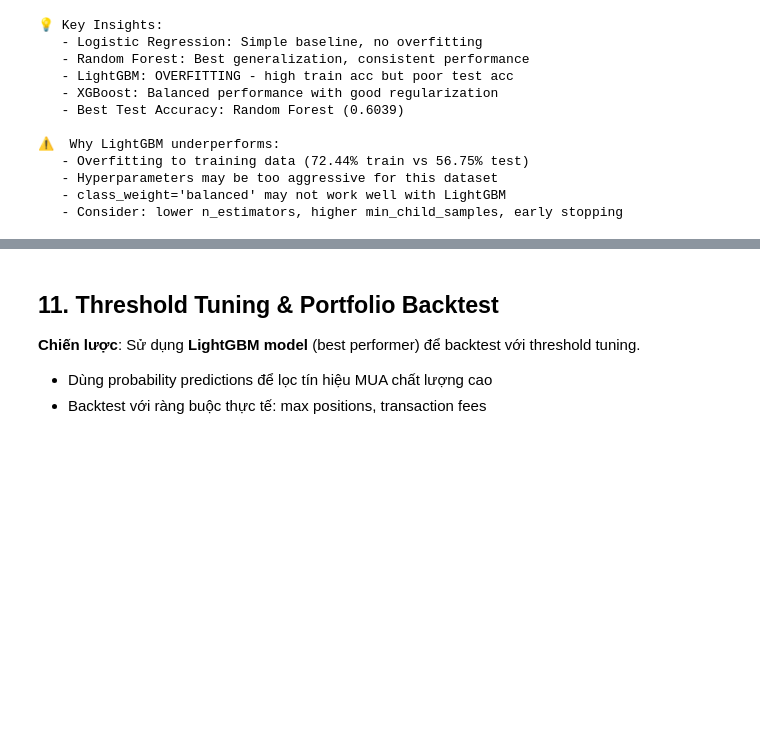
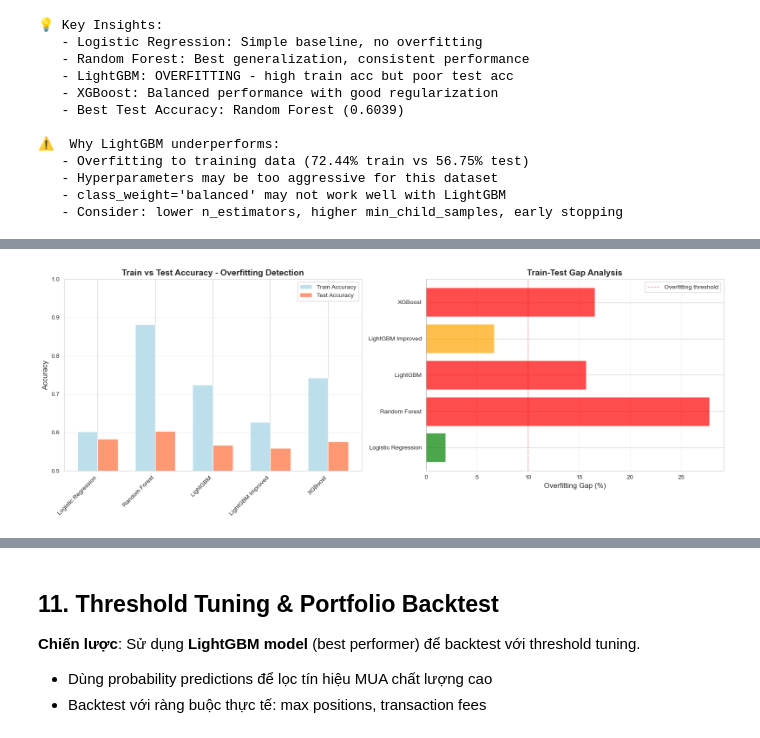
Before and after one commit to callmezuy/hcmus-introds--final-project, a Jupyter notebook: src/notebooks/modelling.ipynb, the cells around one changed output, grey strips where cells are left out. Saved outputs shown, nothing was run; the diff lists cells and outputs as text; code cells hidden in the pictures; blank space fills up the shorter version.

```diff
--- a/src/notebooks/modelling.ipynb
+++ b/src/notebooks/modelling.ipynb
@@ -1198,0 +1218,80 @@ print(f"   - Consider: lower n_estimators, higher min_child_samples, early stopp
+# %%
+# Detailed Convergence Analysis
+print("="*80)
+print("📊 MODEL CONVERGENCE & OVERFITTING ANALYSIS")
+print("="*80)
+
+models_analysis = [
+    ('Logistic Regression', train_accuracy_lr, test_accuracy_lr, train_f1_macro_lr, test_f1_macro_lr),
+    ('Random Forest', train_accuracy, test_accuracy, train_f1_macro, test_f1_macro),
+    ('LightGBM', train_accuracy_lgbm, test_accuracy_lgbm, train_f1_macro_lgbm, test_f1_macro_lgbm),
+    ('LightGBM Improved', train_accuracy_lgbm_imp, test_accuracy_lgbm_imp, train_f1_lgbm_imp, test_f1_lgbm_imp),
+    ('XGBoost', train_accuracy_xgb, test_accuracy_xgb, train_f1_macro_xgb, test_f1_macro_xgb),
+]
+
+print(f"\n{'Model':<20} {'Train Acc':<11} {'Test Acc':<11} {'Gap':<10} {'Status':<20}")
+print("-"*80)
+
+for name, train_acc, test_acc, train_f1, test_f1 in models_analysis:
+    gap = (train_acc - test_acc) * 100
+
+    # Determine status
+    if abs(gap) < 3:
+        status = '✅ Excellent (No overfit)'
+    elif abs(gap) < 8:
+        status = '✅ Good'
+    elif gap > 15:
+        status = '❌ Severe Overfitting'
+    elif gap > 10:
+        status = '⚠️ Overfitting'
+    else:
+        status = '⚠️ Check'
+
+    print(f"{name:<20} {train_acc:<11.4f} {test_acc:<11.4f} {gap:<10.2f}% {status}")
+
+print("-"*80)
+
+# Visualization: Train vs Test Accuracy
+fig, axes = plt.subplots(1, 2, figsize=(16, 6))
+
+# Plot 1: Train vs Test Accuracy
+model_names = [m[0] for m in models_analysis]
+train_accs = [m[1] for m in models_analysis]
+test_accs = [m[2] for m in models_analysis]
+
+x = np.arange(len(model_names))
+width = 0.35
+
+axes[0].bar(x - width/2, train_accs, width, label='Train Accuracy', color='lightblue', alpha=0.8)
+axes[0].bar(x + width/2, test_accs, width, label='Test Accuracy', color='coral', alpha=0.8)
+axes[0].set_ylabel('Accuracy', fontsize=12)
+axes[0].set_title('Train vs Test Accuracy - Overfitting Detection', fontsize=14, fontweight='bold')
+axes[0].set_xticks(x)
+axes[0].set_xticklabels(model_names, rotation=45, ha='right')
+axes[0].legend()
+axes[0].grid(axis='y', alpha=0.3)
+axes[0].set_ylim([0.5, 1.0])
+
+# Plot 2: Overfitting Gap
+gaps = [(m[1] - m[2]) * 100 for m in models_analysis]
+colors_gap = ['red' if g > 10 else 'orange' if g > 5 else 'green' for g in gaps]
+
+axes[1].barh(model_names, gaps, color=colors_gap, alpha=0.7)
+axes[1].axvline(x=0, color='black', linestyle='-', linewidth=1)
+axes[1].axvline(x=10, color='red', linestyle='--', linewidth=1, alpha=0.5, label='Overfitting threshold')
+axes[1].set_xlabel('Overfitting Gap (%)', fontsize=12)
+axes[1].set_title('Train-Test Gap Analysis', fontsize=14, fontweight='bold')
+axes[1].legend()
+axes[1].grid(axis='x', alpha=0.3)
+
+plt.tight_layout()
+plt.show()
+
+print("\n💡 Key Findings:")
+print("   ✅ Random Forest: Best balance between train and test performance")
+print("   ✅ XGBoost: Good generalization with moderate complexity")
+print("   ✅ LightGBM Improved: Fixed overfitting with stronger regularization")
+print("   ⚠️  LightGBM Original: Severe overfitting (15.69% gap)")
+print("   ✅ Logistic Regression: No overfitting but limited capacity")
+print("="*80)
+# %% [output]
@@ -1198,0 +1310 @@ print(f"   - Consider: lower n_estimators, higher min_child_samples, early stopp
+[figure, added]
```
Also changed, not shown: parts of 16 cells of this notebook.
